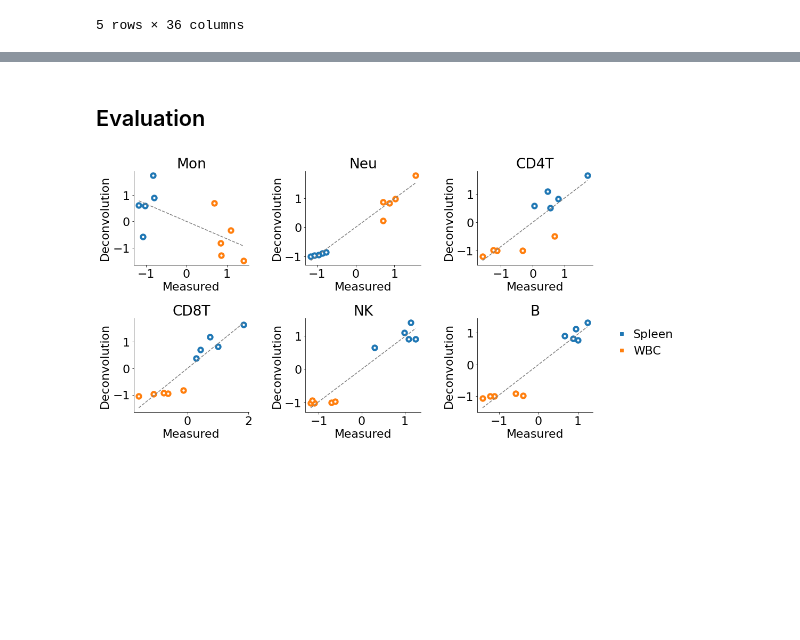
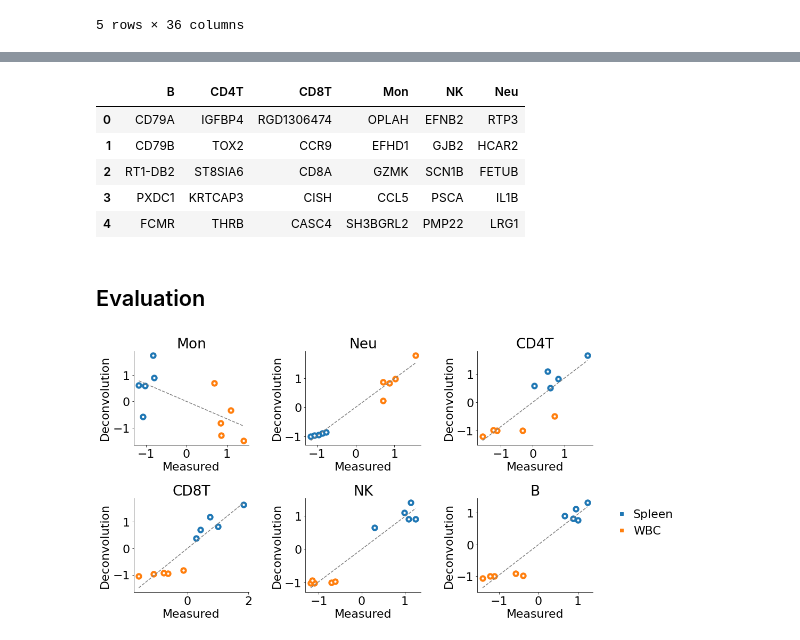
Before and after one commit to mizuno-group/RatDeconvolution, a Jupyter notebook: code/1_rnaseq_validation.ipynb, the cells around one changed output, grey strips where cells are left out. Cells and saved outputs as stored; diff of their text form; code cells hidden in the pictures; blank space fills up the shorter version.

```diff
--- a/code/1_rnaseq_validation.ipynb
+++ b/code/1_rnaseq_validation.ipynb
@@ -126,2 +129,11 @@ df_ref_processed.head()
+# %%
+df_pickup.head() # DEG genes
+# %% [output]
+|  | B | CD4T | CD8T | Mon | NK | Neu |
+| 0 | CD79A | IGFBP4 | RGD1306474 | OPLAH | EFNB2 | RTP3 |
+| 1 | CD79B | TOX2 | CCR9 | EFHD1 | GJB2 | HCAR2 |
+| 2 | RT1-DB2 | ST8SIA6 | CD8A | GZMK | SCN1B | FETUB |
+| 3 | PXDC1 | KRTCAP3 | CISH | CCL5 | PSCA | IL1B |
+| 4 | FCMR | THRB | CASC4 | SH3BGRL2 | PMP22 | LRG1 |
 # %%
 df_res.to_csv(f"{root}/result/rnaseq_result.csv")
```
Also changed, not shown: parts of 6 cells of this notebook, 1 other file.
